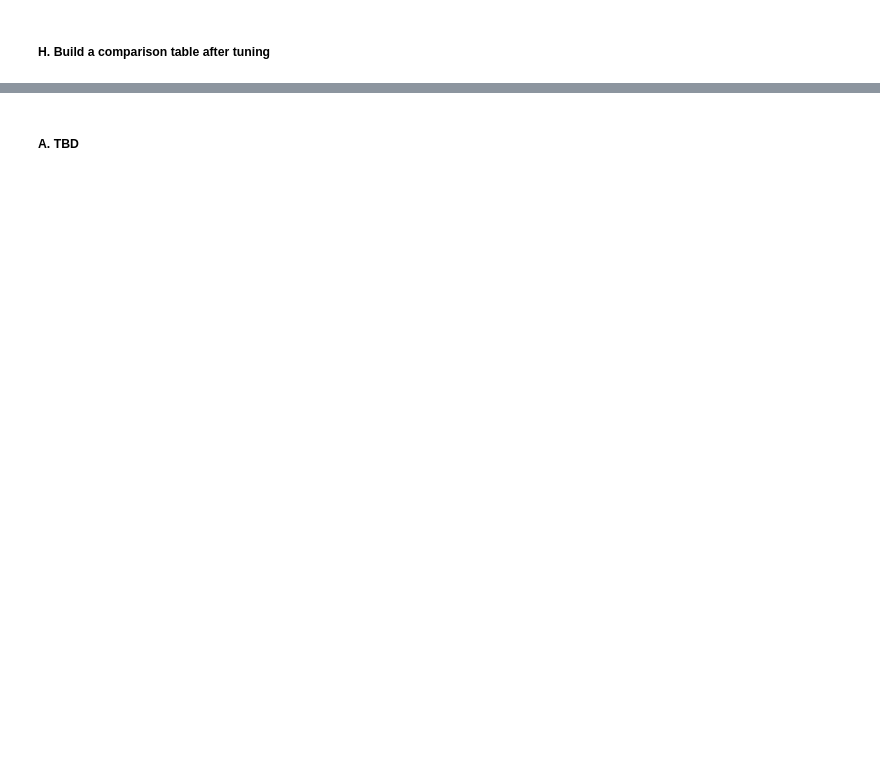
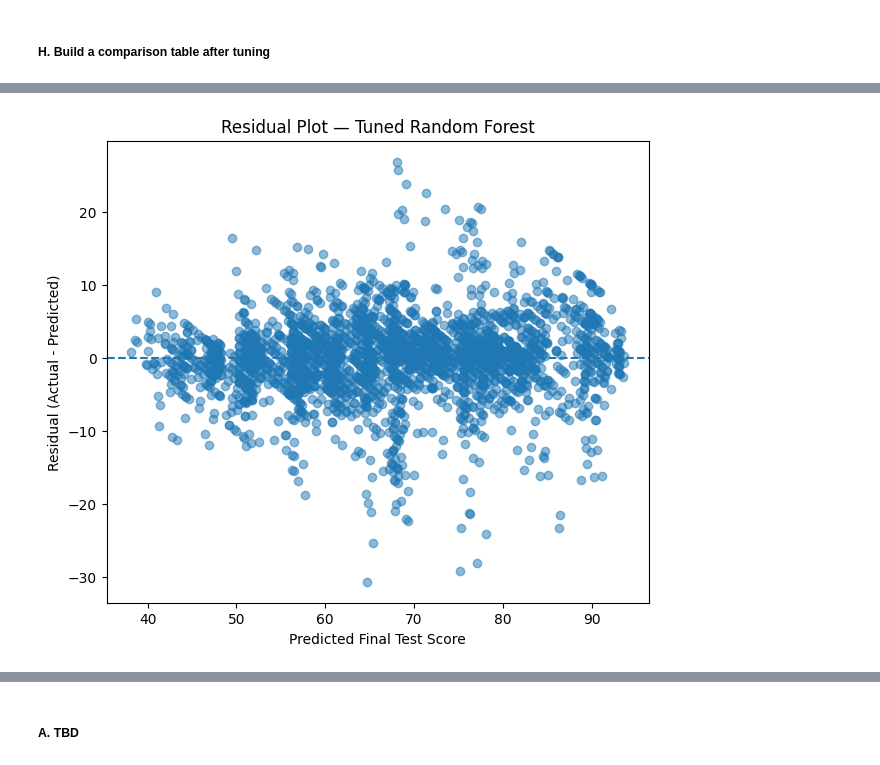
Before and after one commit to thedataanalyst-ylime/o-level-mathematics-performance-analysis, a Jupyter notebook: eda.ipynb, the cells around one changed output, grey strips where cells are left out. Saved outputs shown, nothing was run; the diff lists cells and outputs as text; code cells hidden in the pictures; blank space fills up the shorter version.

```diff
--- a/eda.ipynb
+++ b/eda.ipynb
@@ -3034,0 +3561,31 @@ What are we tuning?
+# %%
+# Calculate residuals
+residuals = y_test - y_test_pred_tuned_rf
+# %%
+plt.figure(figsize=(7, 6))
+
+plt.scatter(
+    y_test_pred_tuned_rf,
+    residuals,
+    alpha=0.5
+)
+
+plt.axhline(
+    y=0,
+    linestyle="--"
+)
+
+plt.xlabel("Predicted Final Test Score")
+plt.ylabel("Residual (Actual - Predicted)")
+plt.title("Residual Plot — Tuned Random Forest")
+
+# Save as PNG
+plt.savefig(
+    charts_folder / "ResidualPlot_TunedRandomForest",
+    dpi=300,
+    bbox_inches="tight"
+)
+
+plt.show()
+# %% [output]
+[figure, added]
```
Also changed, not shown: parts of 59 cells of this notebook.
